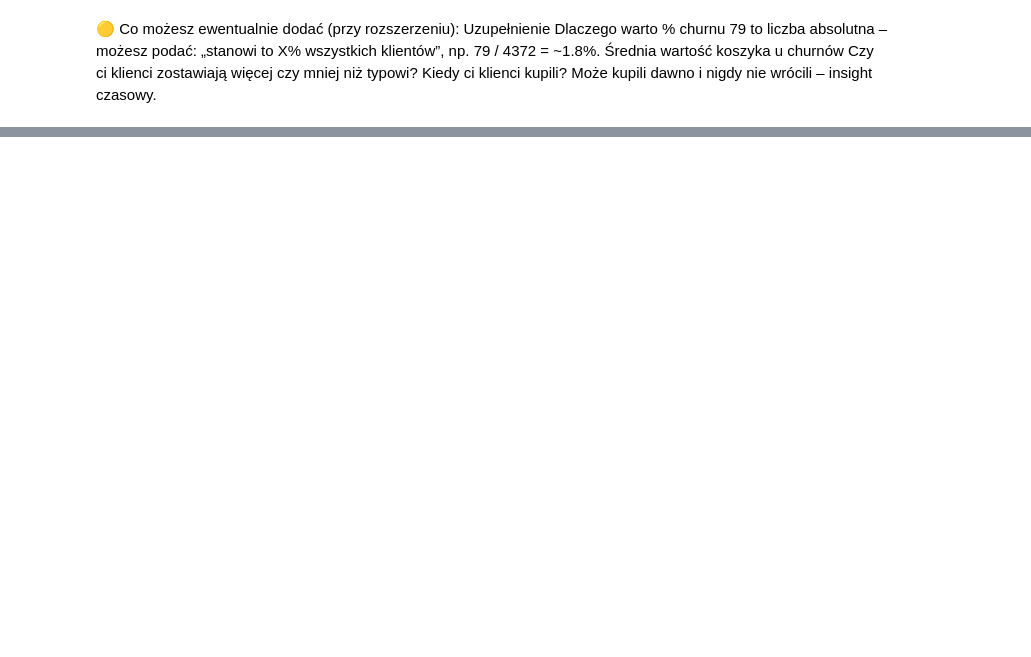
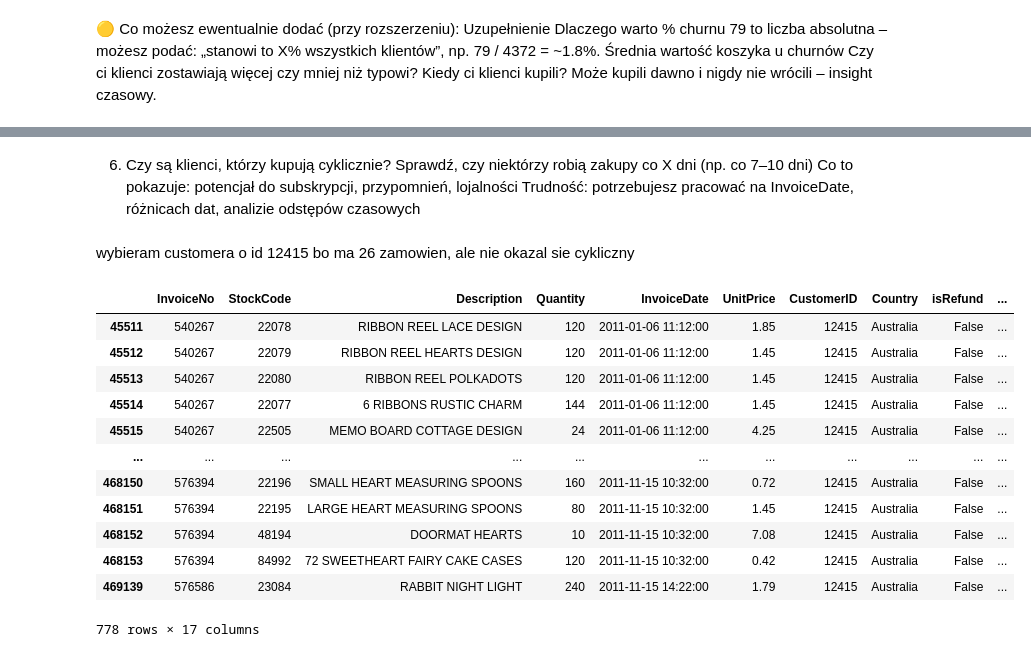
Before and after one commit to pomoreqq/eCommerceCustomerBehaviorAnalysis, a Jupyter notebook: notebook/analysis.ipynb, the cells around one changed output, grey strips where cells are left out. Drawn from its saved outputs; the diff is of its cells as text; code cells hidden in the pictures; blank space fills up the shorter version.

```diff
--- a/notebook/analysis.ipynb
+++ b/notebook/analysis.ipynb
@@ -1011,0 +1173,24 @@ print("Najpóźniejszy zakup churnów:", dataChurn['InvoiceDate'].max())
+# %% [markdown]
+6. Czy są klienci, którzy kupują cyklicznie?
+Sprawdź, czy niektórzy robią zakupy co X dni (np. co 7–10 dni)
+Co to pokazuje: potencjał do subskrypcji, przypomnień, lojalności
+Trudność: potrzebujesz pracować na InvoiceDate, różnicach dat, analizie odstępów czasowych
+# %% [markdown]
+wybieram customera o id 12415 bo ma 26 zamowien, ale nie okazal sie cykliczny
+# %%
+customer12415Data = data[data['CustomerID'].isin([12415])]
+customer12415Data
+# %% [output]
+|  | InvoiceNo | StockCode | Description | Quantity | InvoiceDate | UnitPrice | CustomerID | Country | isRefund | ... |
+| 45511 | 540267 | 22078 | RIBBON REEL LACE DESIGN | 120 | 2011-01-06 11:12:00 | 1.85 | 12415 | Australia | False | ... |
+| 45512 | 540267 | 22079 | RIBBON REEL HEARTS DESIGN | 120 | 2011-01-06 11:12:00 | 1.45 | 12415 | Australia | False | ... |
+| 45513 | 540267 | 22080 | RIBBON REEL POLKADOTS | 120 | 2011-01-06 11:12:00 | 1.45 | 12415 | Australia | False | ... |
+| 45514 | 540267 | 22077 | 6 RIBBONS RUSTIC CHARM | 144 | 2011-01-06 11:12:00 | 1.45 | 12415 | Australia | False | ... |
+| 45515 | 540267 | 22505 | MEMO BOARD COTTAGE DESIGN | 24 | 2011-01-06 11:12:00 | 4.25 | 12415 | Australia | False | ... |
+| ... | ... | ... | ... | ... | ... | ... | ... | ... | ... | ... |
+| 468150 | 576394 | 22196 | SMALL HEART MEASURING SPOONS | 160 | 2011-11-15 10:32:00 | 0.72 | 12415 | Australia | False | ... |
+| 468151 | 576394 | 22195 | LARGE HEART MEASURING SPOONS | 80 | 2011-11-15 10:32:00 | 1.45 | 12415 | Australia | False | ... |
+| 468152 | 576394 | 48194 | DOORMAT HEARTS | 10 | 2011-11-15 10:32:00 | 7.08 | 12415 | Australia | False | ... |
+| 468153 | 576394 | 84992 | 72 SWEETHEART FAIRY CAKE CASES | 120 | 2011-11-15 10:32:00 | 0.42 | 12415 | Australia | False | ... |
+| 469139 | 576586 | 23084 | RABBIT NIGHT LIGHT | 240 | 2011-11-15 14:22:00 | 1.79 | 12415 | Australia | False | ... |
+778 rows × 17 columns
```
Also changed, not shown: parts of 39 cells of this notebook.
